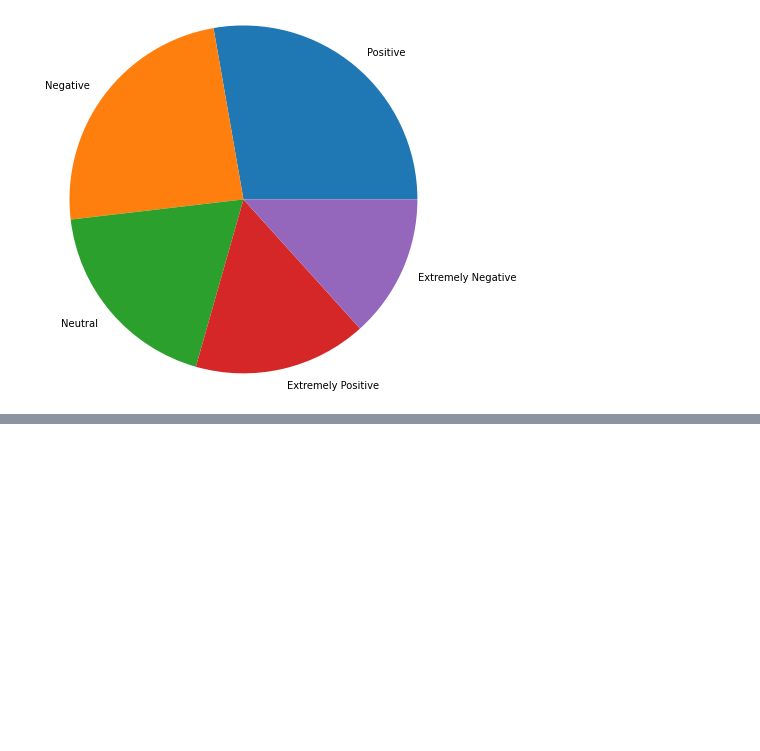
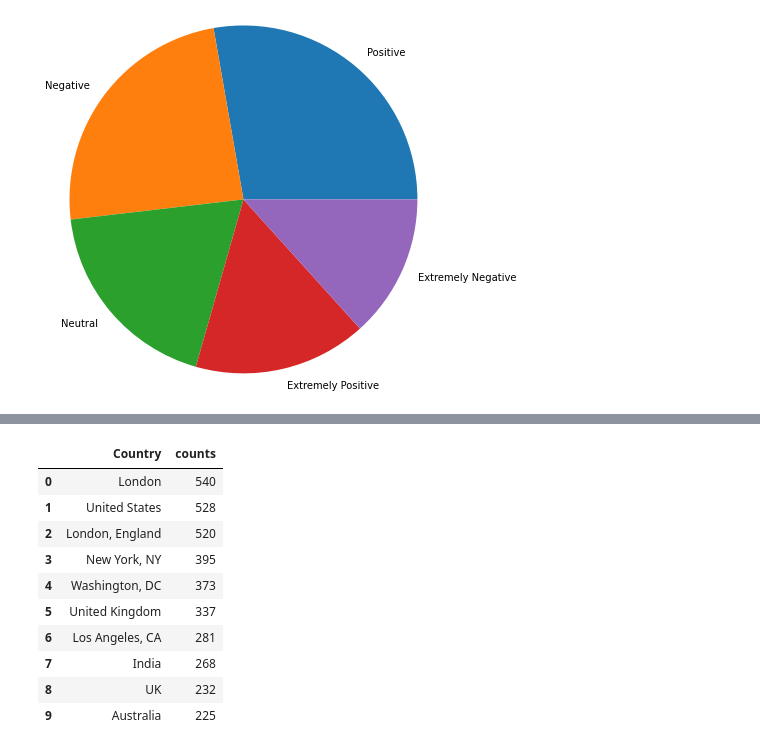
Before and after one commit to ChinmayRojatkar/Predicting-sentiment-of-COVID-19-tweets, a Jupyter notebook: Predicting_sentiment_of_COVID_19_tweets.ipynb, the cells around one changed output, grey strips where cells are left out. Saved outputs shown, nothing was run; the diff lists cells and outputs as text; code cells hidden in the pictures; blank space fills up the shorter version.

```diff
--- a/Predicting_sentiment_of_COVID_19_tweets.ipynb
+++ b/Predicting_sentiment_of_COVID_19_tweets.ipynb
@@ -94,0 +131,16 @@ plt.pie(df_sent, labels = df_sent.index,radius=2);
+# %%
+# Plotinh with seaborn top 10 location
+df_top = pd.DataFrame(df_locn.items(),columns=['Country','counts']) #The items() method returns a view object. The view object contains the key-value pairs of the dictionary, as tuples in a list.
+df_top
+# %% [output]
+|  | Country | counts |
+| 0 | London | 540 |
+| 1 | United States | 528 |
+| 2 | London, England | 520 |
+| 3 | New York, NY | 395 |
+| 4 | Washington, DC | 373 |
+| 5 | United Kingdom | 337 |
+| 6 | Los Angeles, CA | 281 |
+| 7 | India | 268 |
+| 8 | UK | 232 |
+| 9 | Australia | 225 |
```
Also changed, not shown: parts of 7 cells of this notebook.
